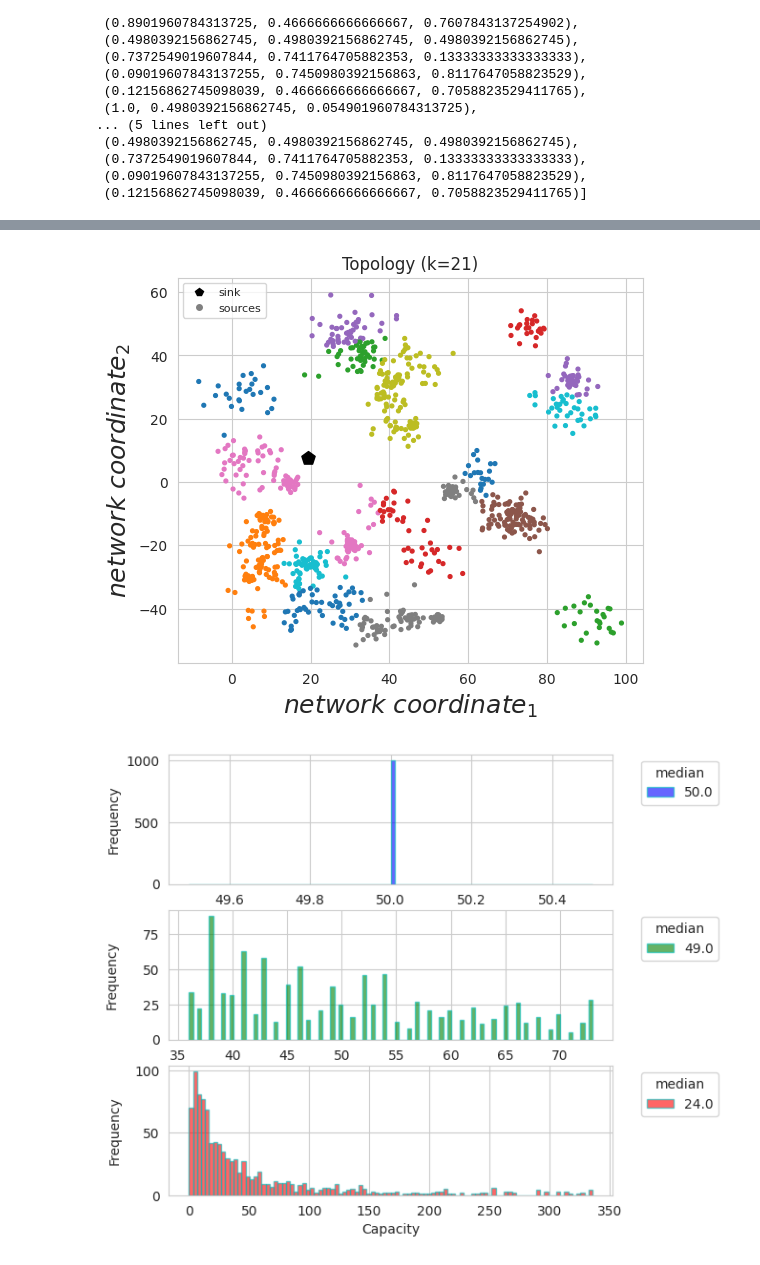
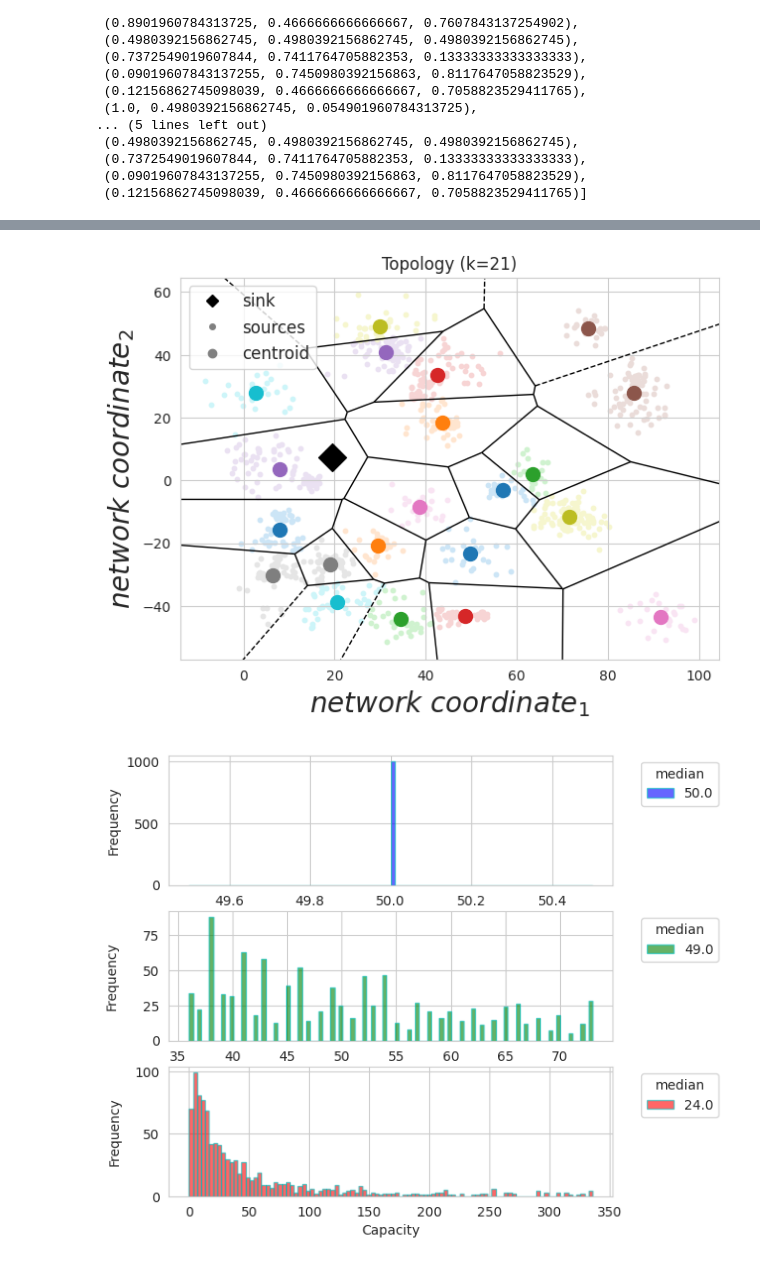
Before and after one commit to xchatzil/NEMO, a Jupyter notebook: notebooks/ASimulations.ipynb, the cells around one changed output, grey strips where cells are left out. Saved outputs shown, nothing was run; the diff lists cells and outputs as text; code cells hidden in the pictures.

```diff
--- a/notebooks/ASimulations.ipynb
+++ b/notebooks/ASimulations.ipynb
@@ -38,7 +41,7 @@ coord_dict = {"sim(1000)": coords_df}
 
 df_dict_topologies = topology.create_topologies_from_dict(coord_dict, H, max_resources, c_capacity,
                                                           weights=(1, avg * 2), dist="lognorm", with_clustering=True,
-                                                          kmin=2, kmax=30, kseed=10)
+                                                          kmin=10, kmax=30, kseed=10)
 # %% [output]
 Creating df for sim(1000)
 Optimal k is 21
@@ -90,11 +93,8 @@ Required: 6588 Available: 50050
  (0.09019607843137255, 0.7450980392156863, 0.8117647058823529),
  (0.12156862745098039, 0.4666666666666667, 0.7058823529411765)]
 # %%
-X_dim_def = [-50, 50]
-Y_dim_def = [-60, 60]
-
-fig, (ax1) = plt.subplots(1, 1, figsize=(6, 5))
-ax1 = util.plot_topology(ax1, prim_df)
+fig, (ax1) = plt.subplots(1, 1, figsize=(7, 5))
+ax1 = util.plot_topology(ax1, prim_df, scale_fac=0.1)
 
 #ax1.set_xlim(X_dim_def)
 #ax2.set_xlim(X_dim_def)
@@ -113,19 +113,17 @@ plt.show()
 # %%
-fig, (ax1) = plt.subplots(1, 1, figsize=(6, 5))
+fig, (ax1) = plt.subplots(1, 1, figsize=(7, 5))
 
-ax1 = util.plot_topology(ax1, prim_df, colors, 'Topology (k=' + str(opt_k) + ")")
+ax1 = util.plot_topology(ax1, prim_df, colors=colors, title='Topology (k=' + str(opt_k) + ")", scale_fac=0.1,
+                         plot_voronoi=True, plot_centroid=True)
 
-#ax1.set_xlim(X_dim_def)
-#ax2.set_xlim(X_dim_def)
-
-#ax1.set_ylim(Y_dim_def)
-#ax2.set_ylim(Y_dim_def)
+ax1.set_xlim(X_dim)
+ax1.set_ylim(Y_dim)
 
 plt.savefig("plots/sim_1000/sim_" + str(device_number - 1) + "_ncs_grouped.svg", bbox_inches="tight")
 
 plt.show()
 # %% [output]
-[figure, old version]
+[figure, new version]
 # %%
 fig, (ax1, ax2, ax3) = plt.subplots(3, 1, figsize=(6, 6))
 
```
Also changed, not shown: parts of 13 cells of this notebook, 5 other files.
